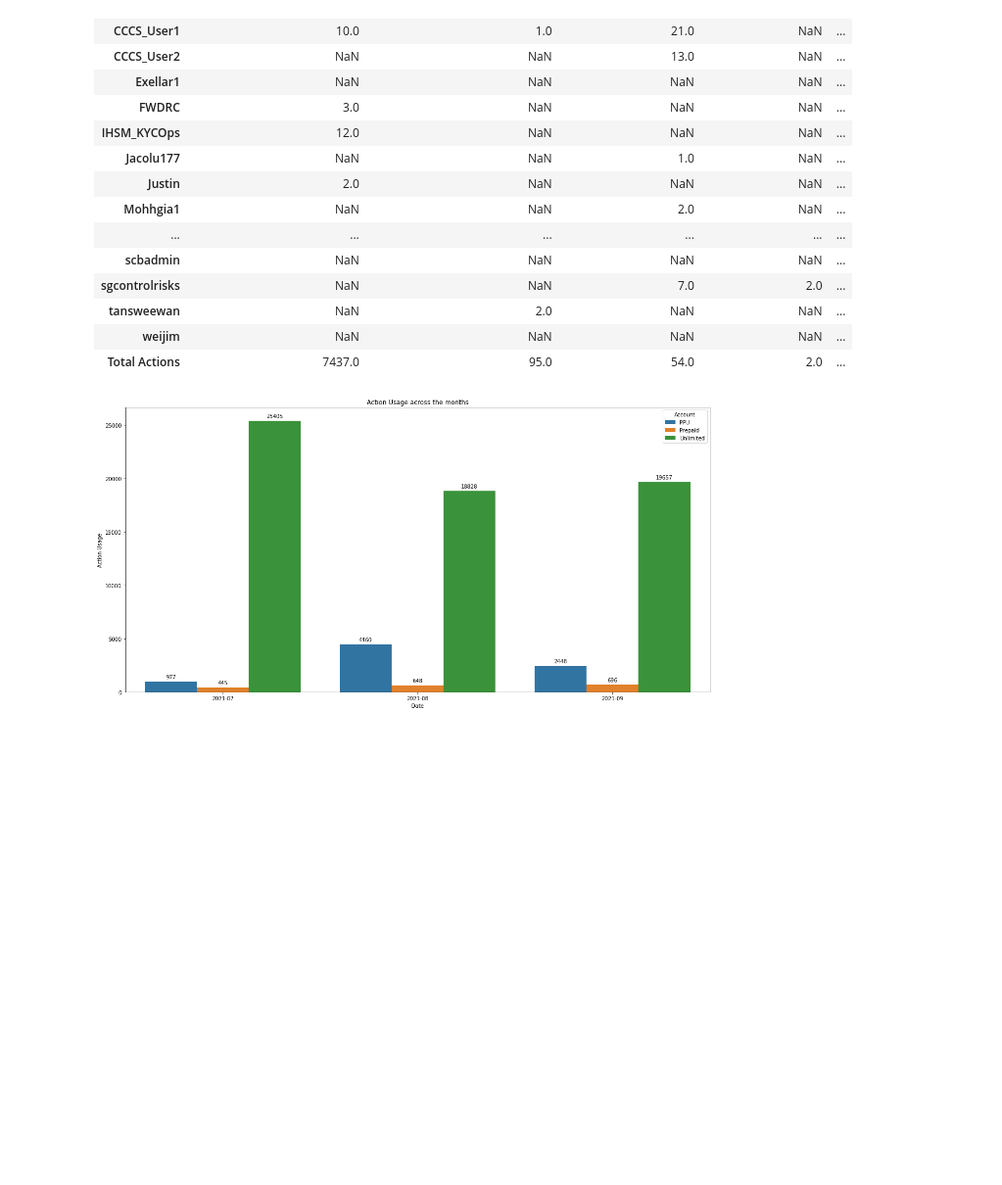
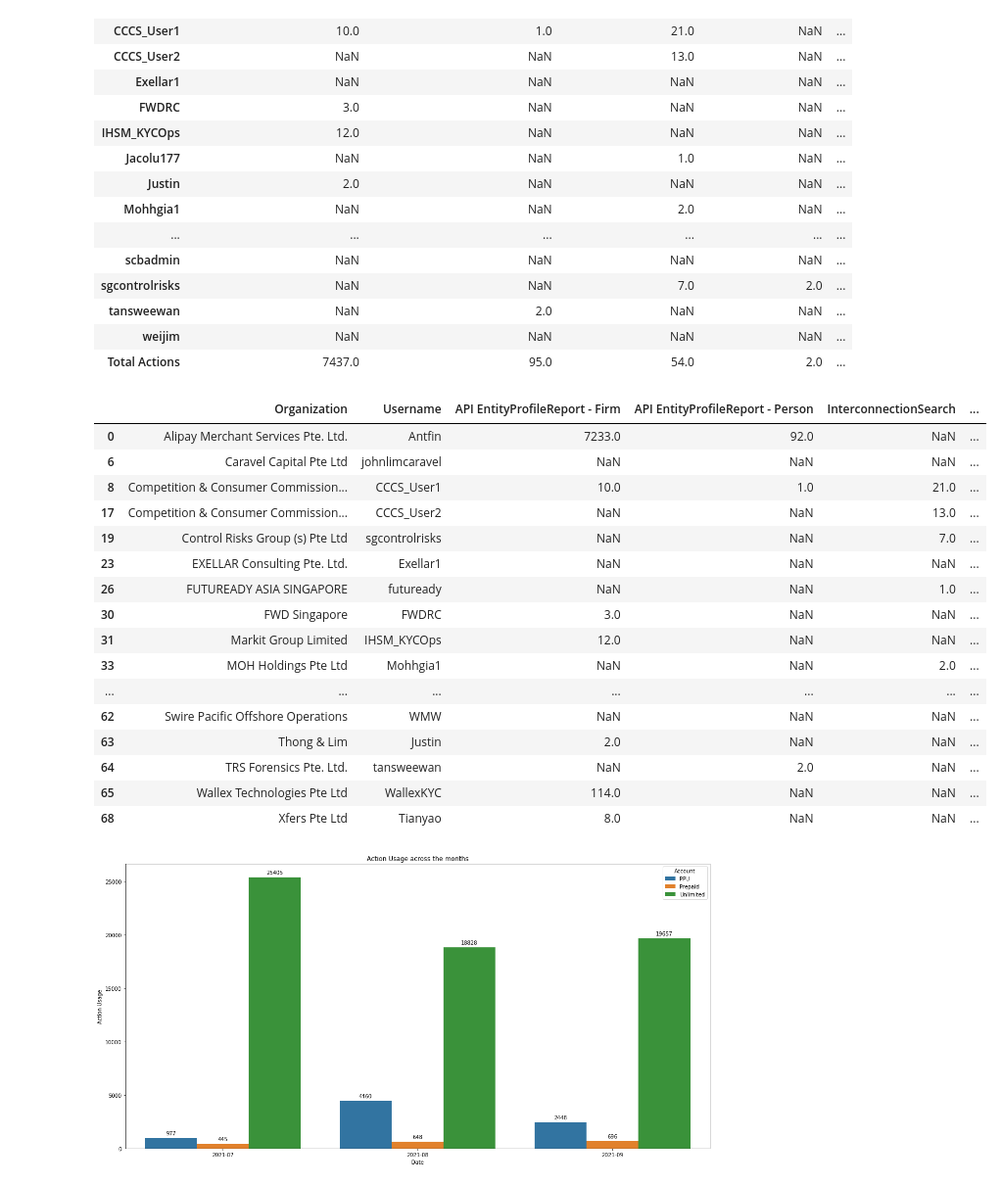
Before and after one commit to itzhongee/PortfolioProjects, a Jupyter notebook: HS Usage Analytics/HS Usage Analytics.ipynb, the cells around one changed output. Shown at 98% size. Cells and saved outputs as stored; diff of their text form; code cells hidden in the pictures; blank space fills up the shorter version.

```diff
--- a/HS Usage Analytics/HS Usage Analytics.ipynb
+++ b/HS Usage Analytics/HS Usage Analytics.ipynb
@@ -126,6 +137,28 @@ hs_ppu_analytics
 | tansweewan | NaN | 2.0 | NaN | NaN | ... |
 | weijim | NaN | NaN | NaN | NaN | ... |
 | Total Actions | 7437.0 | 95.0 | 54.0 | 2.0 | ... |
+# %%
+hs_ppu_analytics = hs_ppu[['Organization','Username']].merge(hs_ppu_analytics,on='Username',how='left')
+hs_ppu_analytics = hs_ppu_analytics.drop_duplicates()
+hs_ppu_analytics
+# %% [output]
+|  | Organization | Username | API EntityProfileReport - Firm | API EntityProfileReport - Person | InterconnectionSearch | ... |
+| 0 | Alipay Merchant Services Pte. Ltd. | Antfin | 7233.0 | 92.0 | NaN | ... |
+| 6 | Caravel Capital Pte Ltd | johnlimcaravel | NaN | NaN | NaN | ... |
+| 8 | Competition & Consumer Commission... | CCCS_User1 | 10.0 | 1.0 | 21.0 | ... |
+| 17 | Competition & Consumer Commission... | CCCS_User2 | NaN | NaN | 13.0 | ... |
+| 19 | Control Risks Group (s) Pte Ltd | sgcontrolrisks | NaN | NaN | 7.0 | ... |
+| 23 | EXELLAR Consulting Pte. Ltd. | Exellar1 | NaN | NaN | NaN | ... |
+| 26 | FUTUREADY ASIA SINGAPORE | futuready | NaN | NaN | 1.0 | ... |
+| 30 | FWD Singapore | FWDRC | 3.0 | NaN | NaN | ... |
+| 31 | Markit Group Limited | IHSM_KYCOps | 12.0 | NaN | NaN | ... |
+| 33 | MOH Holdings Pte Ltd | Mohhgia1 | NaN | NaN | 2.0 | ... |
+| ... | ... | ... | ... | ... | ... | ... |
+| 62 | Swire Pacific Offshore Operations | WMW | NaN | NaN | NaN | ... |
+| 63 | Thong & Lim | Justin | 2.0 | NaN | NaN | ... |
+| 64 | TRS Forensics Pte. Ltd. | tansweewan | NaN | 2.0 | NaN | ... |
+| 65 | Wallex Technologies Pte Ltd | WallexKYC | 114.0 | NaN | NaN | ... |
+| 68 | Xfers Pte Ltd | Tianyao | 8.0 | NaN | NaN | ... |
 # %%
 # plt.figure(figsize=(20,10))
 
```
Also changed, not shown: parts of 7 cells of this notebook.
